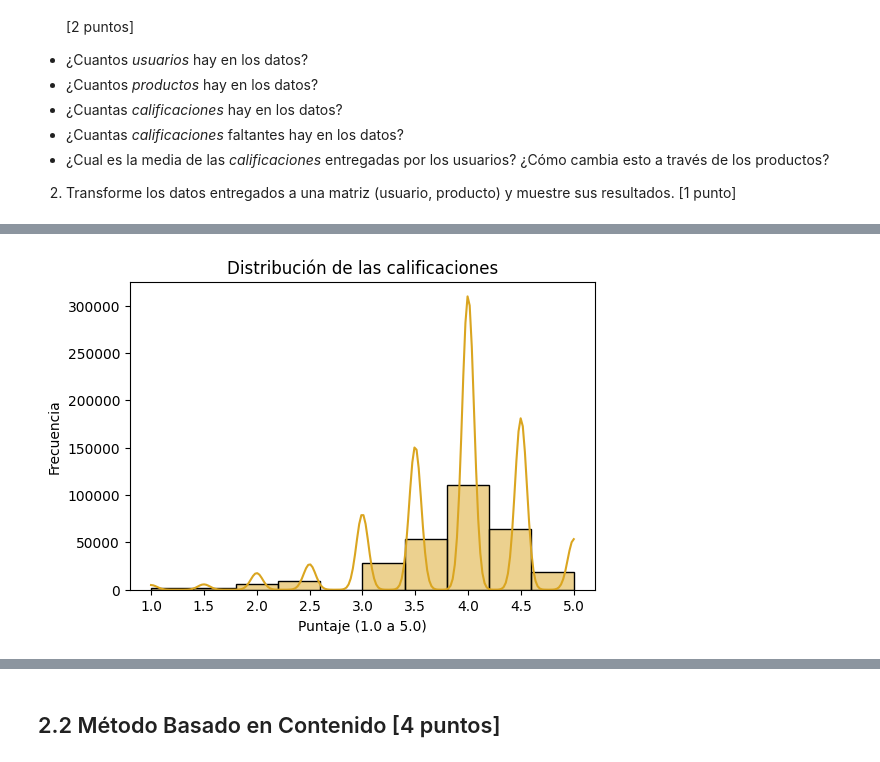
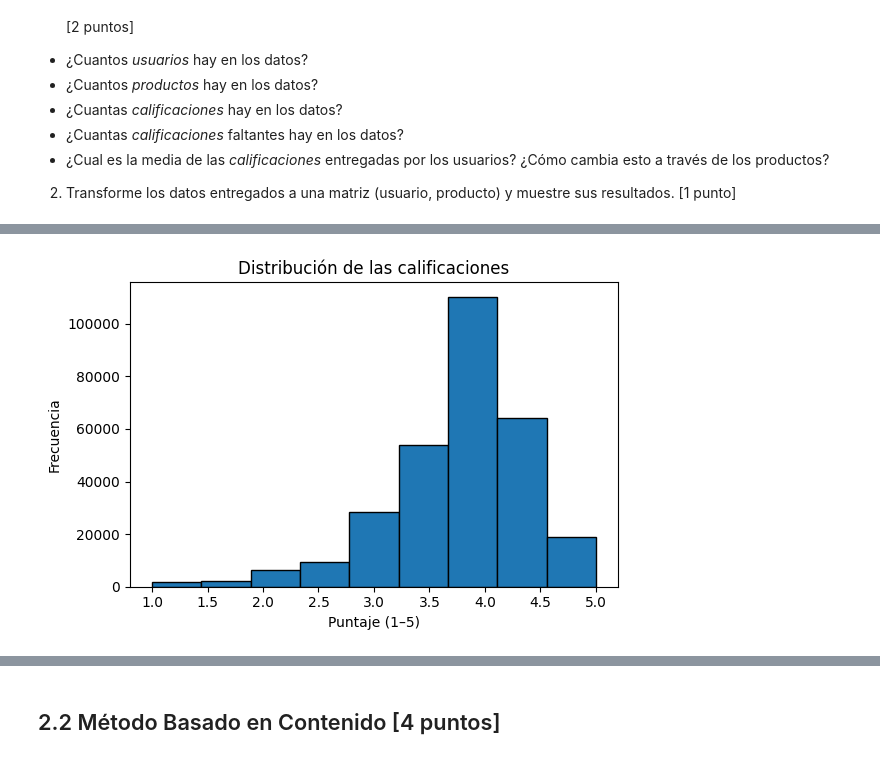
Before and after one commit to jesuvalenzuela/NanSquad, a Jupyter notebook: Lab10/Lab10_enunciado.ipynb, the cells around one changed output, grey strips where cells are left out. Saved outputs shown, nothing was run; the diff lists cells and outputs as text; code cells hidden in the pictures.

```diff
--- a/Lab10/Lab10_enunciado.ipynb
+++ b/Lab10/Lab10_enunciado.ipynb
@@ -1154,55 +1003,64 @@ Antes de entrenar nuestro sistema recomendador, es necesario caracterizar los da
   - ¿Cual es la media de las *calificaciones* entregadas por los usuarios? ¿Cómo cambia esto a través de los productos?
 2. Transforme los datos entregados a una matriz (usuario, producto) y muestre sus resultados. [1 punto]
 # %%
+#CODIGO AQUI
+
+# Caracterización Inicial
 # ===========================================
-# 2.1 Caracterización Inicial
-# ===========================================
+# --- 1) Estadística descriptiva básica ---
+n_usuarios        = cervezas["userId"].nunique()
+n_productos       = cervezas["beerId"].nunique()
+n_calificaciones  = len(cervezas)
+n_faltantes       = cervezas["rating"].isna().sum()
+media_global      = cervezas["rating"].mean()
 
-import pandas as pd
-import matplotlib.pyplot as plt
-import seaborn as sns
+print(f"Usuarios únicos: {n_usuarios}")
+print(f"Productos (cervezas) únicos: {n_productos}")
+print(f"Total de calificaciones: {n_calificaciones}")
+print(f"Calificaciones faltantes: {n_faltantes}")
+print(f"Media global de calificaciones: {media_global:.3f}")
 
-# Cargar los datos
-cervezas = pd.read_csv("cervezas.csv")
-
-# ---- 1. Estadística descriptiva ----
-
-n_usuarios = cervezas["userId"].nunique()
-n_productos = cervezas["beerId"].nunique()
-n_calificaciones = cervezas.shape[0]
-n_faltantes = cervezas["rating"].isna().sum()
-media_calificaciones = cervezas["rating"].mean()
-
-print(f"Cantidad de usuarios: {n_usuarios}")
-print(f"Cantidad de productos (cervezas): {n_productos}")
-print(f"Cantidad total de calificaciones: {n_calificaciones}")
-print(f"Calificaciones faltantes: {n_faltantes}")
-print(f"Media de calificaciones: {media_calificaciones:.2f}")
-
-# ---- 2. Distribución de las calificaciones ----
-
+# --- 2) Distribución de calificaciones ---
 plt.figure(figsize=(6,4))
-sns.histplot(cervezas["rating"], bins=10, kde=True, color="goldenrod")
+plt.hist(cervezas["rating"], bins=9, edgecolor="black")
 plt.title("Distribución de las calificaciones")
-plt.xlabel("Puntaje (1.0 a 5.0)")
+plt.xlabel("Puntaje (1–5)")
 plt.ylabel("Frecuencia")
+plt.tight_layout()
 plt.show()
 
-# ---- 3. Promedio de rating por cerveza ----
+# --- 3) Cómo cambia la media a través de productos/usuarios ---
+by_prod  = cervezas.groupby("beerId").agg(mean_rating=("rating","mean"),
+                                          n=("rating","size")).reset_index()
+by_user  = cervezas.groupby("userId").agg(mean_rating=("rating","mean"),
+                                          n=("rating","size")).reset_index()
 
-rating_promedio_por_producto = cervezas.groupby("beerName")["rating"].mean().sort_values(ascending=False)
-
-plt.figure(figsize=(8,4))
-rating_promedio_por_producto.head(10).plot(kind='bar', color='darkorange')
-plt.title("Top 10 cervezas mejor evaluadas")
-plt.ylabel("Promedio de calificación")
-plt.xticks(rotation=45, ha='right')
+# (a) Histograma de medias por producto
+plt.figure(figsize=(6,4))
+plt.hist(by_prod["mean_rating"], bins=15, edgecolor="black")
+plt.title("Distribución del promedio de rating por cerveza")
+plt.xlabel("Promedio por producto")
+plt.ylabel("Cantidad de productos")
+plt.tight_layout()
 plt.show()
 
-# ---- 4. Transformar a matriz usuario-producto ----
+# (b) Top 10 productos mejor evaluados (con umbral de votos)
+UMBRAL = 20
+top10 = (by_prod[by_prod["n"]>=UMBRAL]
+         .sort_values(["mean_rating","n"], ascending=[False, False])
+         .head(10))
+print("\nTop 10 cervezas mejor evaluadas (mín. 20 votos):")
+display(top10)
 
-matriz = cervezas.pivot_table(index='userId', columns='beerName', values='rating')
-print("\nMatriz usuario-producto:")
+# --- 4) Matriz usuario–producto y sparsity ---
+matriz = cervezas.pivot_table(index="userId", columns="beerId", values="rating")
+print("\nDimensión matriz (usuarios × productos):", matriz.shape)
+
+# Sparsity: porcentaje de celdas vacías
+total_posibles = matriz.shape[0] * matriz.shape[1]
+no_nulos = matriz.count().sum()
+sparsity = 1 - (no_nulos / total_posibles)
+print(f"Sparsity de la matriz: {sparsity:.3%}")
+
 display(matriz.head())
-print(f"\nDimensión de la matriz: {matriz.shape}")
 # %% [output]
@@ -1214 +1072 @@ Media de calificaciones: 3.86
-[figure, old version]
+[figure, new version]
```
Also changed, not shown: parts of 49 cells of this notebook.
